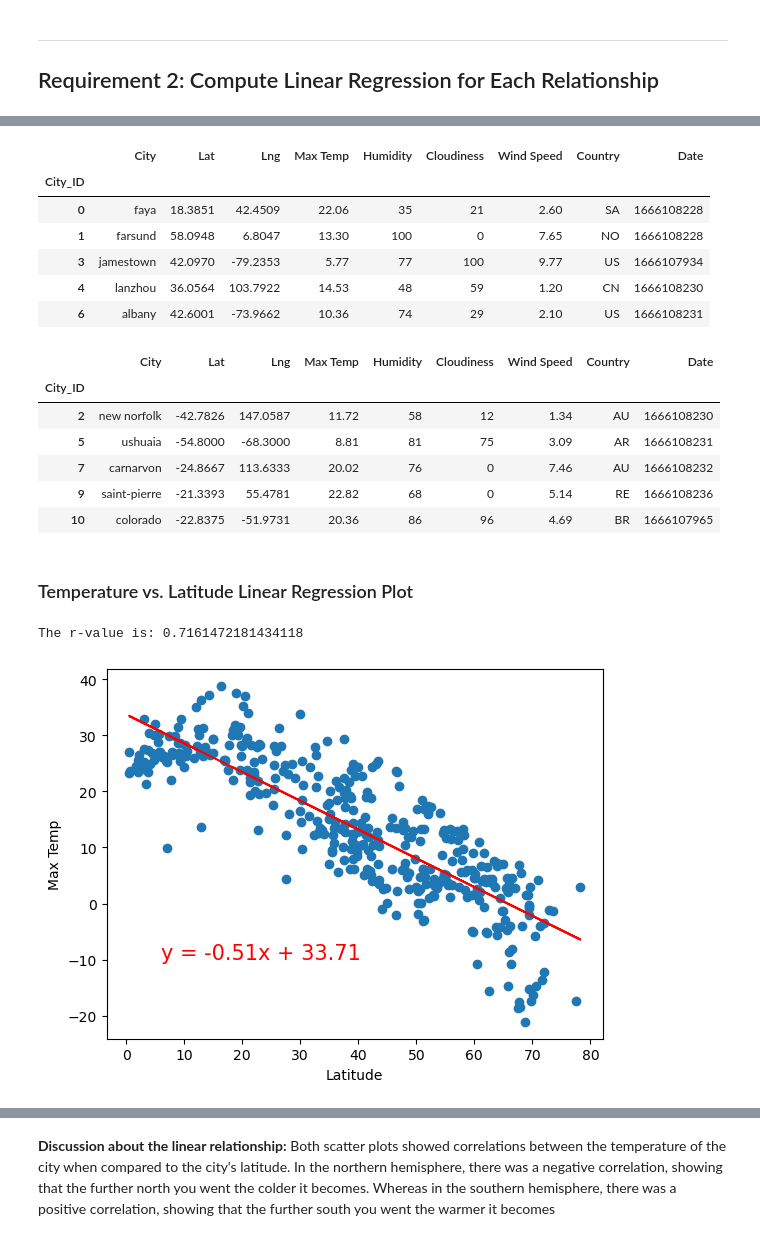
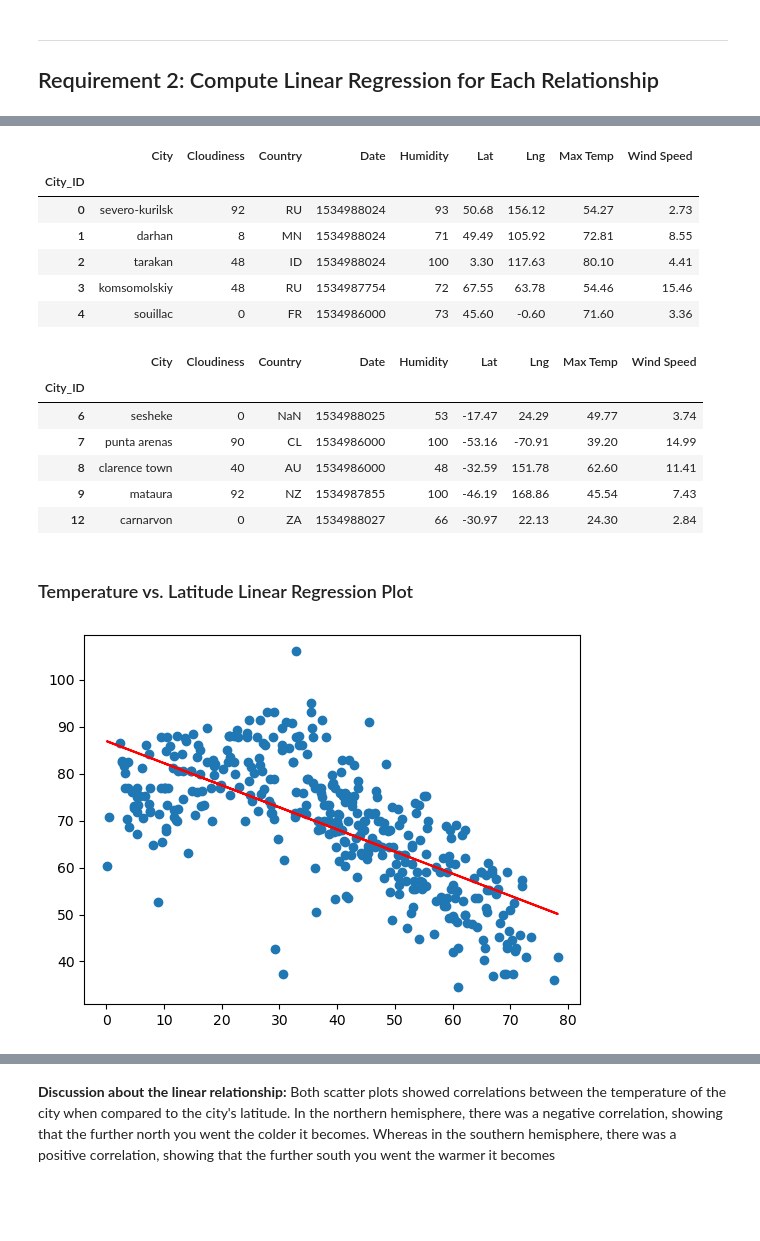
Before and after one commit to stbere/-python-api-challenge, a Jupyter notebook: WeatherPy/WeatherPy.ipynb, the cells around one changed output, grey strips where cells are left out. Drawn from its saved outputs; the diff is of its cells as text; code cells hidden in the pictures; blank space fills up the shorter version.

```diff
--- a/WeatherPy/WeatherPy.ipynb
+++ b/WeatherPy/WeatherPy.ipynb
@@ -286,39 +324,38 @@ FileNotFoundError: [Errno 2] No such file or directory: '/images/Fig4_2.png'
 [figure]
 # %%
 # Create a DataFrame with the Northern Hemisphere data (Latitude >= 0)
-northern_hemi_def = city_data_df.loc[city_data_df["Lat"] >= 0]
+northern_hemi_df = city_data_df.loc[city_data_df["Lat"] >= 0]
 
 # Display sample data
 northern_hemi_df.head()
 # %% [output]
-|  | City | Lat | Lng | Max Temp | Humidity | Cloudiness | Wind Speed | Country | Date |
+|  | City | Cloudiness | Country | Date | Humidity | Lat | Lng | Max Temp | Wind Speed |
 | City_ID |  |  |  |  |  |  |  |  |  |
-| 0 | faya | 18.3851 | 42.4509 | 22.06 | 35 | 21 | 2.60 | SA | 1666108228 |
-| 1 | farsund | 58.0948 | 6.8047 | 13.30 | 100 | 0 | 7.65 | NO | 1666108228 |
-| 3 | jamestown | 42.0970 | -79.2353 | 5.77 | 77 | 100 | 9.77 | US | 1666107934 |
-| 4 | lanzhou | 36.0564 | 103.7922 | 14.53 | 48 | 59 | 1.20 | CN | 1666108230 |
-| 6 | albany | 42.6001 | -73.9662 | 10.36 | 74 | 29 | 2.10 | US | 1666108231 |
+| 0 | severo-kurilsk | 92 | RU | 1534988024 | 93 | 50.68 | 156.12 | 54.27 | 2.73 |
+| 1 | darhan | 8 | MN | 1534988024 | 71 | 49.49 | 105.92 | 72.81 | 8.55 |
+| 2 | tarakan | 48 | ID | 1534988024 | 100 | 3.30 | 117.63 | 80.10 | 4.41 |
+| 3 | komsomolskiy | 48 | RU | 1534987754 | 72 | 67.55 | 63.78 | 54.46 | 15.46 |
+| 4 | souillac | 0 | FR | 1534986000 | 73 | 45.60 | -0.60 | 71.60 | 3.36 |
 # %%
 # Create a DataFrame with the Southern Hemisphere data (Latitude < 0)
-southern_hemi_def = city_data_df.loc[city_data_df["Lat"] < 0]
+southern_hemi_df = city_data_df.loc[city_data_df["Lat"] < 0]
 
 # Display sample data
 southern_hemi_df.head()
 # %% [output]
-|  | City | Lat | Lng | Max Temp | Humidity | Cloudiness | Wind Speed | Country | Date |
+|  | City | Cloudiness | Country | Date | Humidity | Lat | Lng | Max Temp | Wind Speed |
 | City_ID |  |  |  |  |  |  |  |  |  |
-| 2 | new norfolk | -42.7826 | 147.0587 | 11.72 | 58 | 12 | 1.34 | AU | 1666108230 |
-| 5 | ushuaia | -54.8000 | -68.3000 | 8.81 | 81 | 75 | 3.09 | AR | 1666108231 |
-| 7 | carnarvon | -24.8667 | 113.6333 | 20.02 | 76 | 0 | 7.46 | AU | 1666108232 |
-| 9 | saint-pierre | -21.3393 | 55.4781 | 22.82 | 68 | 0 | 5.14 | RE | 1666108236 |
-| 10 | colorado | -22.8375 | -51.9731 | 20.36 | 86 | 96 | 4.69 | BR | 1666107965 |
+| 6 | sesheke | 0 | NaN | 1534988025 | 53 | -17.47 | 24.29 | 49.77 | 3.74 |
+| 7 | punta arenas | 90 | CL | 1534986000 | 100 | -53.16 | -70.91 | 39.20 | 14.99 |
+| 8 | clarence town | 40 | AU | 1534986000 | 48 | -32.59 | 151.78 | 62.60 | 11.41 |
+| 9 | mataura | 92 | NZ | 1534987855 | 100 | -46.19 | 168.86 | 45.54 | 7.43 |
+| 12 | carnarvon | 0 | ZA | 1534988027 | 66 | -30.97 | 22.13 | 24.30 | 2.84 |
 # %% [markdown]
 ###  Temperature vs. Latitude Linear Regression Plot
 # %%
 # Linear regression on Northern Hemisphere
-linearRegression(northern_hemi_def["lat"], northern_hemi_def["Max Temp"], (10, -30), "Northern Hemisphere vs Max Temperature", 'Latitude', 'Max Temperature (C)')
+linearRegression(northern_hemi_df["Lat"], northern_hemi_df["Max Temp"], (10, -30), "Northern Hemisphere vs Max Temperature", 'Latitude', 'Max Temperature (C)')
 # %% [output]
-The r-value is: 0.7161472181434118
-[figure, old version]
+[figure, new version]
 # %%
 # Linear regression on Southern Hemisphere
```
Also changed, not shown: parts of 20 cells of this notebook, 1 other file.
